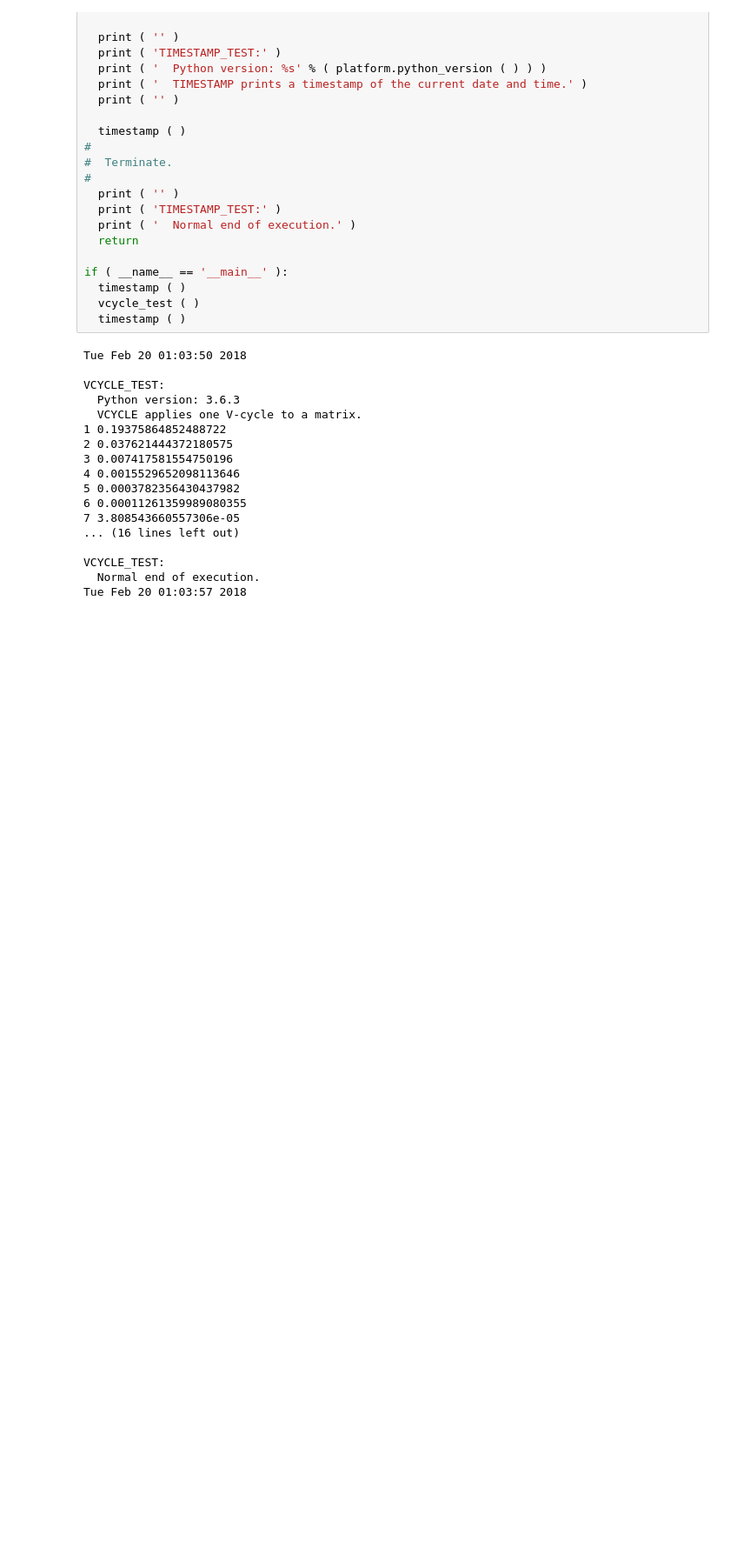
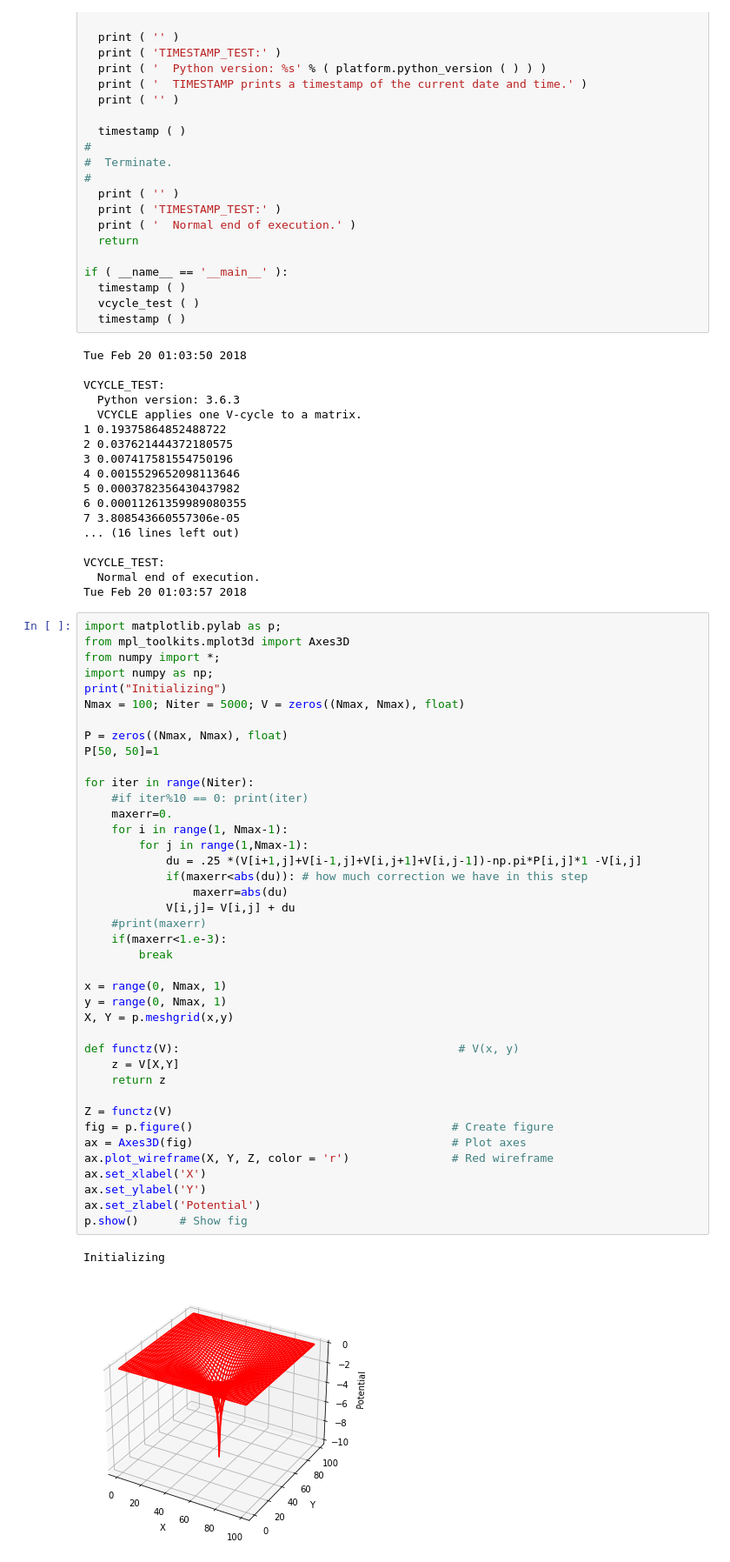
Before and after one commit to sterlingvivier/computational-physics-class-404-604-Spring-2022, a Jupyter notebook: Lect11-pre.ipynb, the cells around one changed output. Shown at 87% size. Saved outputs shown, nothing was run; the diff lists cells and outputs as text; blank space fills up the shorter version.

```diff
--- a/Lect11-pre.ipynb
+++ b/Lect11-pre.ipynb
@@ -880,3 +880,46 @@ VCYCLE_TEST:
 VCYCLE_TEST:
   Normal end of execution.
 Tue Feb 20 01:03:57 2018
+# %%
+import matplotlib.pylab as p;
+from mpl_toolkits.mplot3d import Axes3D
+from numpy import *;
+import numpy as np;
+print("Initializing")
+Nmax = 100; Niter = 5000; V = zeros((Nmax, Nmax), float)
+
+P = zeros((Nmax, Nmax), float)
+P[50, 50]=1
+
+for iter in range(Niter):
+    #if iter%10 == 0: print(iter)
+    maxerr=0.
+    for i in range(1, Nmax-1):
+        for j in range(1,Nmax-1):
+            du = .25 *(V[i+1,j]+V[i-1,j]+V[i,j+1]+V[i,j-1])-np.pi*P[i,j]*1 -V[i,j]
+            if(maxerr<abs(du)): # how much correction we have in this step
+                maxerr=abs(du)
+            V[i,j]= V[i,j] + du
+    #print(maxerr)
+    if(maxerr<1.e-3):
+        break
+
+x = range(0, Nmax, 1)
+y = range(0, Nmax, 1)
+X, Y = p.meshgrid(x,y)
+
+def functz(V):                                         # V(x, y)
+    z = V[X,Y]
+    return z
+
+Z = functz(V)
+fig = p.figure()                                      # Create figure
+ax = Axes3D(fig)                                      # Plot axes
+ax.plot_wireframe(X, Y, Z, color = 'r')               # Red wireframe
+ax.set_xlabel('X')
+ax.set_ylabel('Y')
+ax.set_zlabel('Potential')
+p.show()      # Show fig
+# %% [output]
+Initializing
+[figure, added]
```
Also changed, not shown: parts of 1 cell of this notebook, 1 other file.
